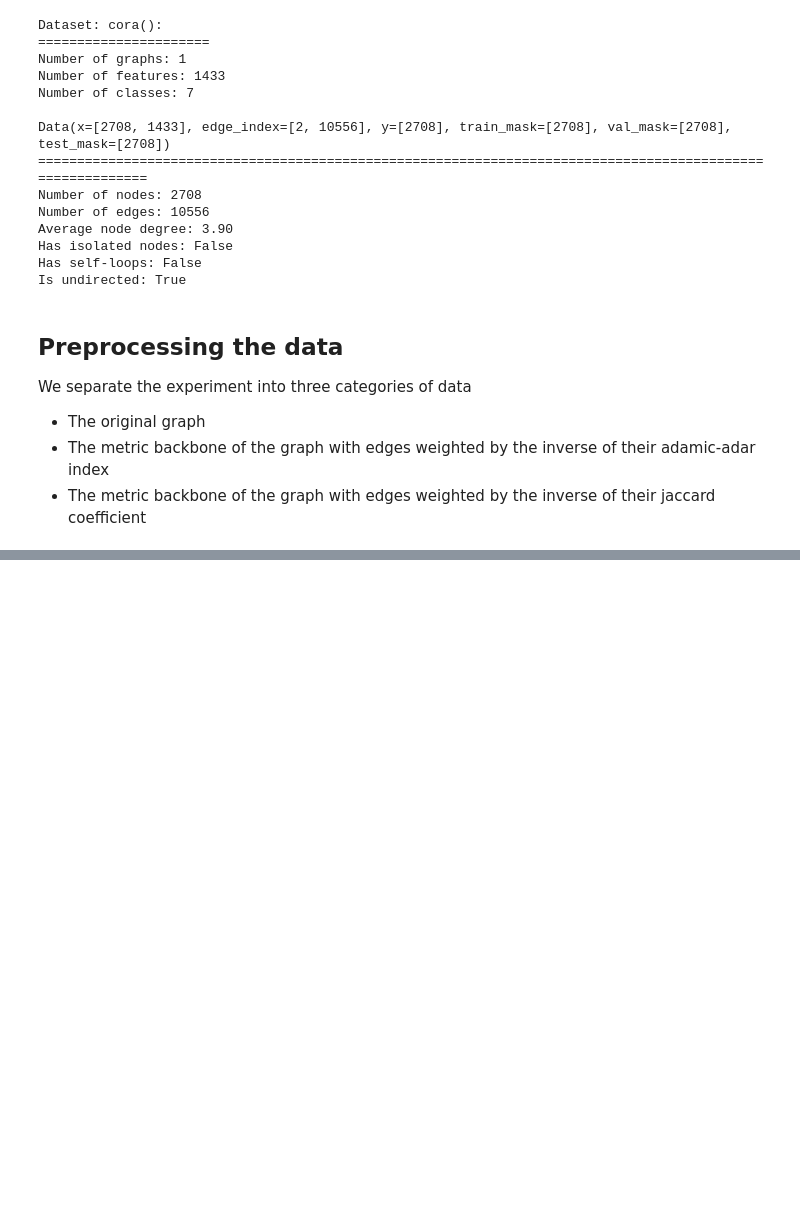
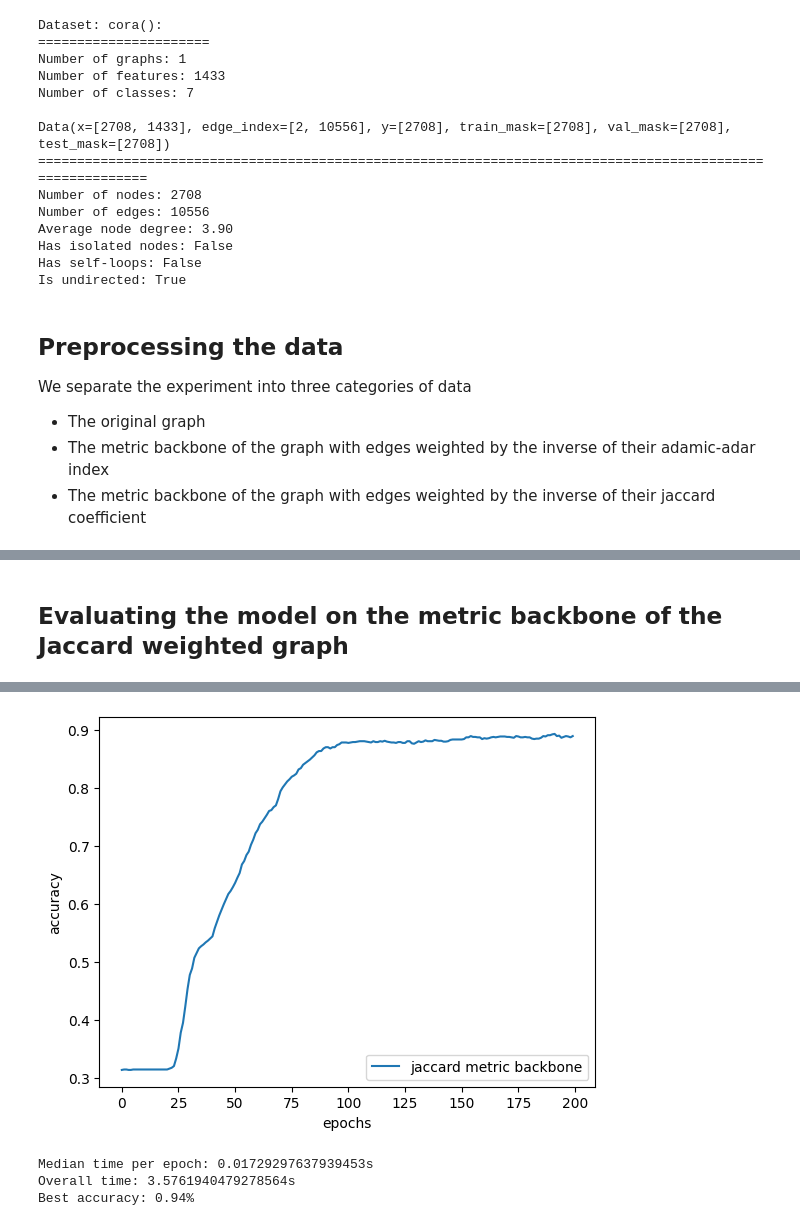
Before and after one commit to YofiY/SparseGCN, a Jupyter notebook: notebooks/cora.ipynb, the cells around one changed output, grey strips where cells are left out. Cells and saved outputs as stored; diff of their text form; code cells hidden in the pictures; blank space fills up the shorter version.

```diff
--- a/notebooks/cora.ipynb
+++ b/notebooks/cora.ipynb
@@ -108,0 +193,19 @@ TypeError: GCN.forward() takes 3 positional arguments but 4 were given
+# %% [markdown]
+## Evaluating the model on the metric backbone of the Jaccard weighted graph
+# %%
+j_model = GCN(num_features, 16, num_classes).to(device)
+j_criterion = torch.nn.CrossEntropyLoss()  # Define loss criterion.
+j_optimizer = torch.optim.Adam(j_model.parameters(), lr=0.01)  # Define optimizer.
+j_best_val_acc, j_accs, j_median_time_per_epoch, j_overall_time = eval_model(j_model, data_Jaccard_mb, train_mask, test_mask, j_optimizer, N_EPOCHS)
+j_fig, j_ax = plt.subplots()
+
+j_ax.plot(range(len(j_accs)), j_accs, label='jaccard metric backbone')
+plt.ylabel('accuracy')
+plt.xlabel('epochs')
+plt.legend()
+plt.show()
+
+print(f"Median time per epoch: {j_median_time_per_epoch}s")
+print(f"Overall time: {j_overall_time}s")
+print(f"Best accuracy: {j_best_val_acc:.2f}%")
+# %% [output]
@@ -108,0 +229,4 @@ TypeError: GCN.forward() takes 3 positional arguments but 4 were given
+[figure, added]
+Median time per epoch: 0.01729297637939453s
+Overall time: 3.5761940479278564s
+Best accuracy: 0.94%
```
Also changed, not shown: parts of 14 cells of this notebook, 1 other file.
